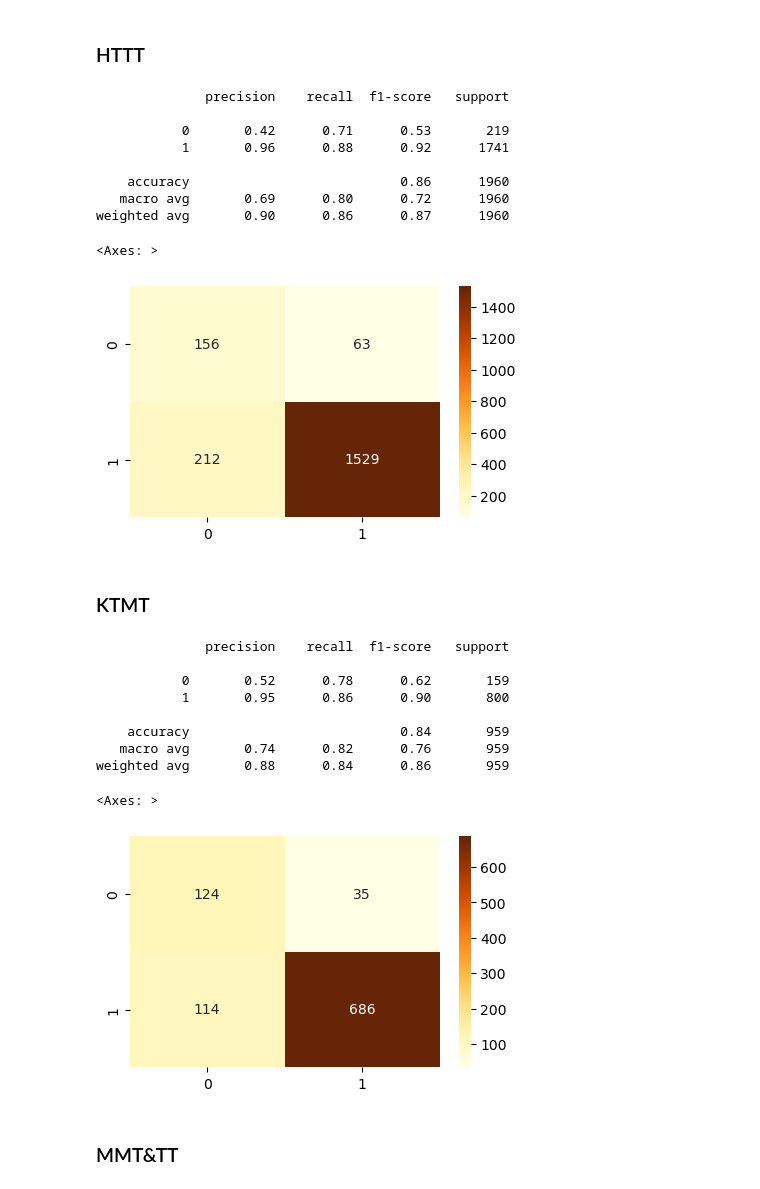
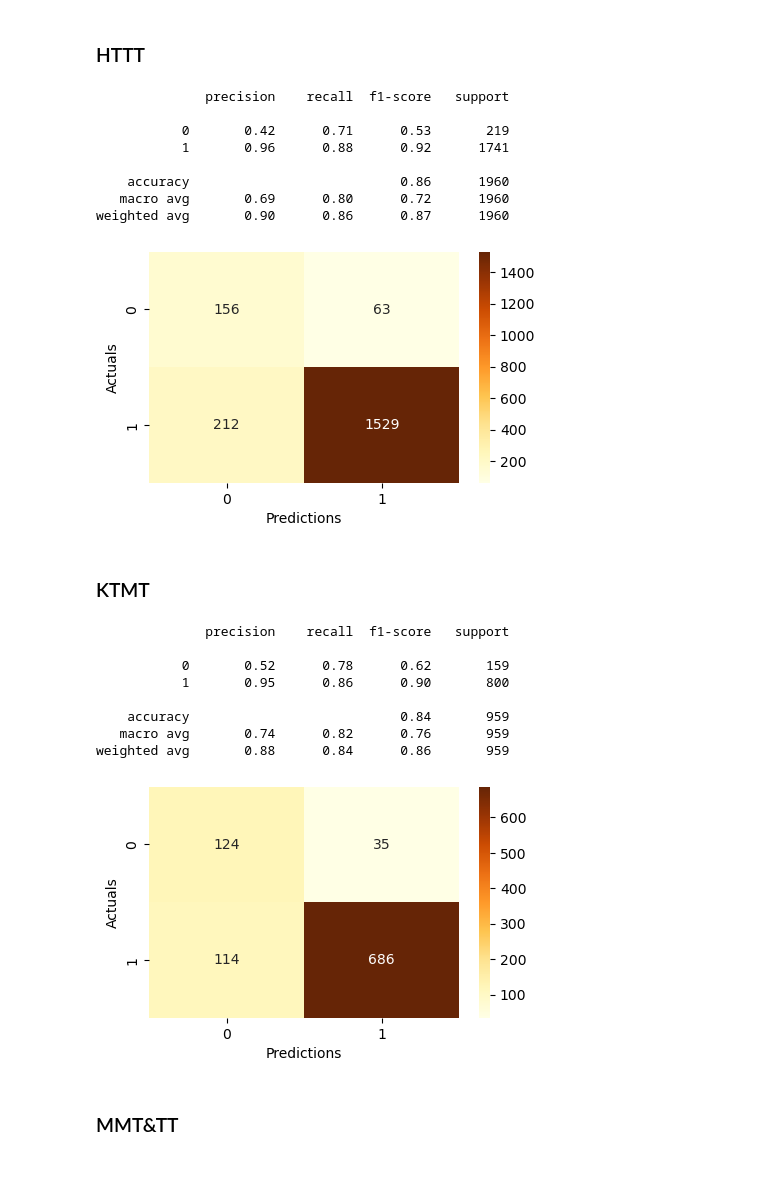
Before and after one commit to anhducbuui270802/Educational_DataMining, a Jupyter notebook: TEST_CLASSIFICATION/model.ipynb, the cells around one changed output. Drawn from its saved outputs; the diff is of its cells as text; code cells hidden in the pictures.

```diff
--- a/TEST_CLASSIFICATION/model.ipynb
+++ b/TEST_CLASSIFICATION/model.ipynb
@@ -1026,9 +1069,7 @@ y_pred = rf.predict(X_test4)
 print(classification_report(y_test4, y_pred))
 
 # confusion matrix
-plt.figure(figsize=(5, 3))
-cm = confusion_matrix(y_test4, y_pred)
-sn.heatmap(cm, annot=True, fmt="d", cmap="YlOrBr")
+plot_cm(y_test4, y_pred);
 # %% [output]
               precision    recall  f1-score   support
 
@@ -1038,45 +1079,41 @@ sn.heatmap(cm, annot=True, fmt="d", cmap="YlOrBr")
     accuracy                           0.86      1960
    macro avg       0.69      0.80      0.72      1960
 weighted avg       0.90      0.86      0.87      1960
-<Axes: >
-[figure, old version]
+[figure, new version]
 # %% [markdown]
 ### KTMT
 # %%
 df_train5 = df_train[df_train["khoa_KTMT"]==1]
 df_test5 = df_test[df_test["khoa_KTMT"]==1]
 # Data preparation
 X_train5, X_test5 = df_train5[input], df_test5[input]
 y_train5, y_test5 = df_train5[output], df_test5[output]
 Count_class_0 = y_train5.value_counts()[0]
 Count_class_1 = y_train5.value_counts()[1]
 ratio = Count_class_1/Count_class_0
 ratio
 # fit model
 rf = RandomForestClassifier(n_estimators=600, max_depth=10, min_samples_split=100, random_state=42, class_weight={0:ratio, 1:1})
 rf.fit(X_train5, y_train5)
 
 # predict
 y_pred = rf.predict(X_test5)
 
 # classification report
 print(classification_report(y_test5, y_pred))
 
 # confusion matrix
-plt.figure(figsize=(5, 3))
-cm = confusion_matrix(y_test5, y_pred)
-sn.heatmap(cm, annot=True, fmt="d", cmap="YlOrBr")
+plot_cm(y_test5, y_pred);
 # %% [output]
               precision    recall  f1-score   support
 
            0       0.52      0.78      0.62       159
            1       0.95      0.86      0.90       800
 
     accuracy                           0.84       959
    macro avg       0.74      0.82      0.76       959
 weighted avg       0.88      0.84      0.86       959
-<Axes: >
-[figure, old version]
+[figure, new version]
 # %% [markdown]
 ### MMT&TT
 # %%
```
Also changed, not shown: parts of 30 cells of this notebook, 1 other file.
